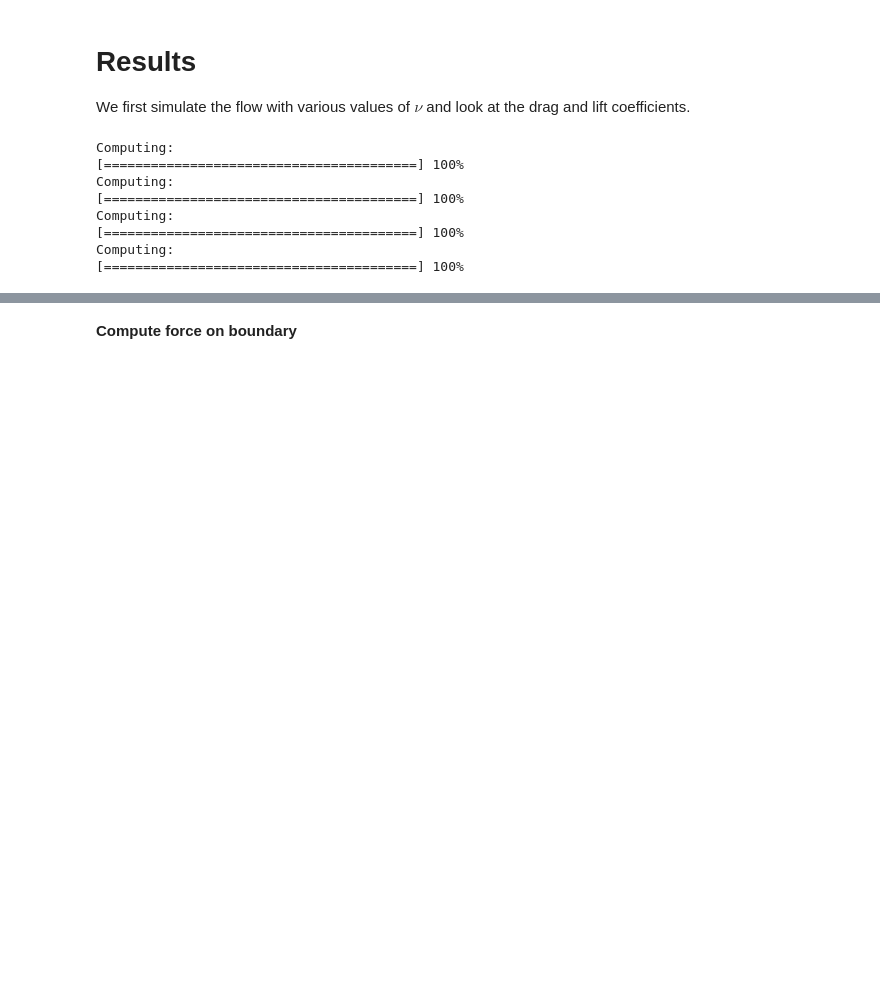
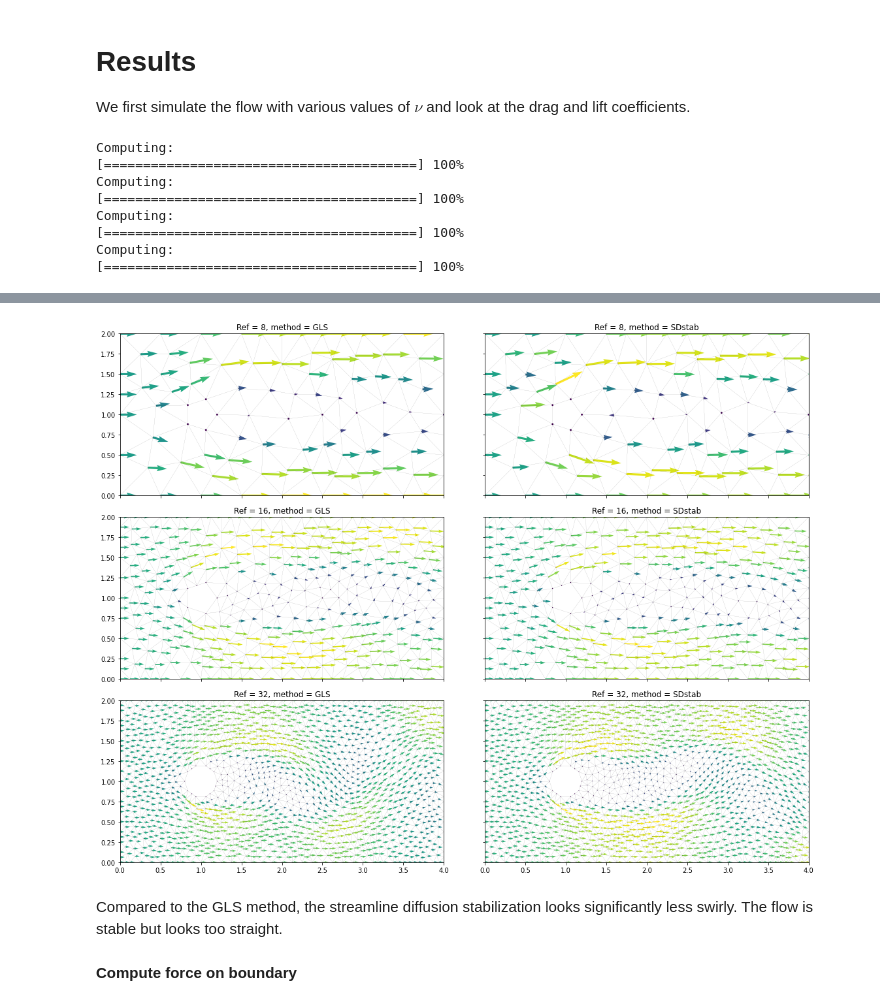
Before and after one commit to johanhoffman/DD2365_VT21, a Jupyter notebook: Lab2/MiguelDLC_lab2.ipynb, the cells around one changed output, grey strips where cells are left out. Saved outputs shown, nothing was run; the diff lists cells and outputs as text; code cells hidden in the pictures; blank space fills up the shorter version.

```diff
--- a/Lab2/MiguelDLC_lab2.ipynb
+++ b/Lab2/MiguelDLC_lab2.ipynb
@@ -456,0 +609,10 @@ As
+# %%
+refs = [8*2**i for i in range(3)]
+meshes = [genmesh(r) for r in refs]
+methods = [False, True]
+nu = 4e-3
+
+results = []
+for (i, mesh) in enumerate(meshes):
+    for method in methods:
+        results += [simulate(U=U, nu=nu, mesh=mesh, Tmax=10.0, uinit=None, pinit=None, tinit=0.0, SDstab=method)]
@@ -457,3 +632,33 @@ As
+# %%
+meshes2 = np.repeat(meshes, 2)
+refs2 = np.repeat(refs, 2)
+methods2 = np.tile(methods, 3)
+
+
+results = np.array(results, dtype=object)
+Usol = results[:,0]
+Psol = results[:,1]
+time = results[:,2]
+drag = results[:,3]
+lift = results[:,4]
+dts = results[:,5]
+
+Re = U*D/nu
+fig, axes = plt.subplots(3, 2, sharex=True, sharey=True, figsize=(2*fsize*L, 3*fsize*H))
+axes = axes.ravel()
+for (i, ref) in enumerate(refs2):
+    plt.sca(axes[i])
+    plt.title("Ref = %d, method = %s" % (ref, "GLS"*(1-methods2[i]) + "SDstab"*int(methods2[i])))
+    plot(meshes2[i], linewidth=0.1, color="k", alpha=0.7)
+    plot(results[i,0])
+    plt.xlim((0,L))
+    plt.ylim((0,H))
+plt.tight_layout()
+plt.show()
+# %% [output]
+[figure, added]
+# %% [markdown]
+Compared to the GLS method, the streamline diffusion stabilization looks significantly less swirly. The flow is stable but looks too straight.
 # %% [markdown]
 **Compute force on boundary**
 # %% [markdown]
```
Also changed, not shown: parts of 19 cells of this notebook, 1 other file.
